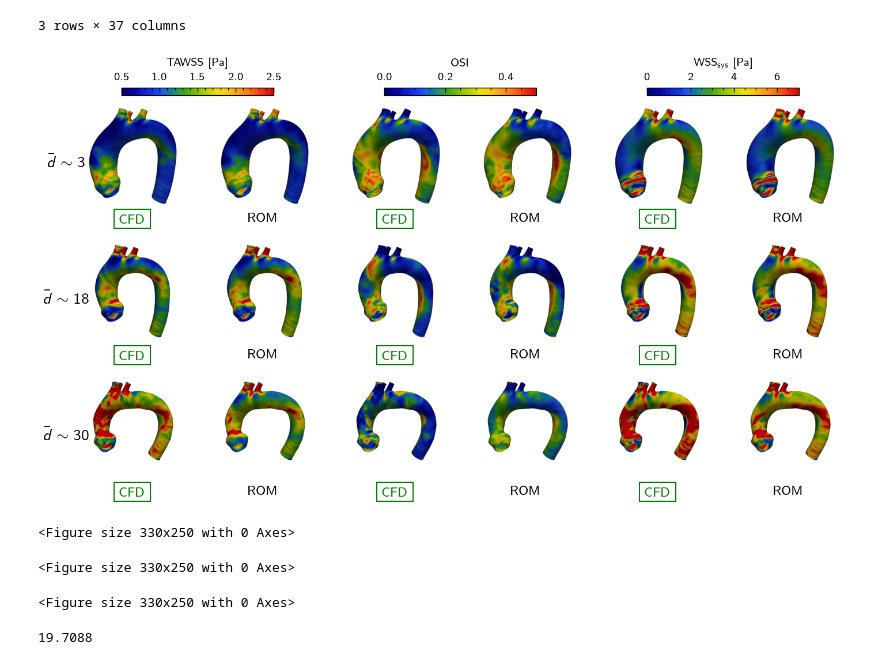
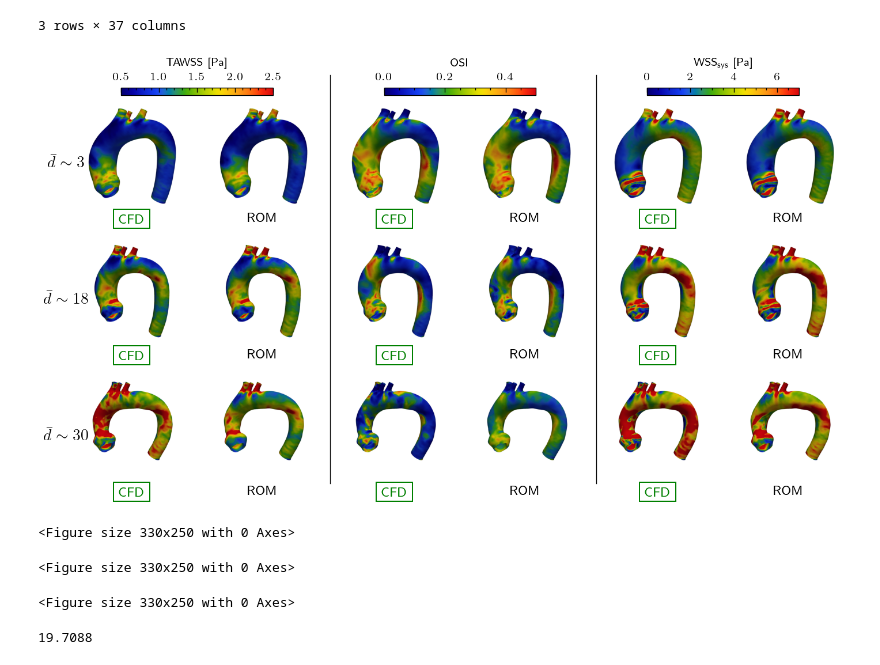
Before and after one commit to scarpma/aorta_lib, a Jupyter notebook: examples/test.ipynb, the cells around one changed output. Drawn from its saved outputs; the diff is of its cells as text; code cells hidden in the pictures.

```diff
--- a/examples/test.ipynb
+++ b/examples/test.ipynb
@@ -9,6 +9,7 @@ import scienceplots
 plt.style.use(['science','nature'])
 #import tikzplotlib
 plt.rcParams['text.usetex'] = True
+plt.rc('text.latex', preamble=r'\usepackage{amsmath}')
 plt.rcParams['font.family'] = 'sans-serif'
 plt.rcParams['font.sans-serif'] = ['PT Serif']
 
@@ -134,13 +132,15 @@ bins_
 # %%
 from matplotlib import rc
 rc('text',usetex=True)
-rc('text.latex', preamble='\\usepackage{amsmath}')
+rc('text.latex', preamble='\\usepackage{amsmath}\n\\usepackage{amssymb}')
 fontsize = 10
 mpl.rcParams['font.size'] = fontsize
 
 mpl.rcParams['font.size'] = 8
 mpl.rcParams["axes.titlesize"] = 8
 mpl.rcParams["axes.labelsize"] = 8
+
+label_panels = [f'(\\textbf{{{c}}})' for c in 'abc']
 
 array_name_to_plot = ['tawss', 'osi', 'wss_sis']
 labels = ['TAWSS', 'OSI', 'WSS$_{\\text{sys}}$']
@@ -171,7 +171,7 @@ for kk, array_name in enumerate(array_name_to_plot):
              whis=[5,95],
   )
 
-  axs[kk].set_xlabel('$\\bar{d}_C$')
+  axs[kk].set_xlabel('$\\overline{d}(\\mathbf{s}_i;\\mathbb{T}_i)$')
   axs[kk].set_ylabel('NMAE$_{{\\text{{{}}}}}$'.format(labels[kk])+units[kk])
   axs[kk].set_ylim(lims[kk])
   axs[kk].set_title(labels[kk])
@@ -179,6 +179,8 @@ for kk, array_name in enumerate(array_name_to_plot):
   axs[kk].set_xticks(range(0,50,10))
   axs[kk].set_xticklabels(range(0,50,10))
 
+  axs[kk].text(-0.1,1.05, label_panels[kk], transform=axs[kk].transAxes, fontsize=9)
+
 
 #ax.legend(shadow=True, frameon=True)
 fig.savefig(f'error_vs_dist_all.pdf', dpi=300)
@@ -379,7 +381,7 @@ shift_from_sa = 80 #mm # set z coordinate as 120 mm from the sa vessels (max z c
 
 #figure_size = np.array((180,60)) * 0.0393701 # specify in mm and then convert to inches
 figure_size = np.array([180,100]) * 0.0393701 # specify in mm and then convert to inches
-fig, axs = plt.subplots(3,6,figsize=figure_size, dpi=200,layout="constrained" )
+fig, axs = plt.subplots(3,6,figsize=figure_size, dpi=200,layout="constrained",)
 
 names = []
 names.append(df[df['name']==meshes_dist3['low'][0]].iloc[0]['name'])
@@ -389,35 +391,43 @@ names.append(df[df['name']==meshes_dist3['high'][9]].iloc[0]['name'])
 
 for nn in range(3):
   name = names[nn]
   for kk, array_name in enumerate(array_names):
     image = plot_hemo(name,array_name,clims,cmap,camera_dist,)
     image_rom = plot_hemo(name,array_name+'_ROM_val',clims,cmap,camera_dist,)
 
     if kk==0:
-      axs[nn,kk*2 + 0].text(-0.1, 0.5, distc_label[nn],
+      axs[nn,kk*2 + 0].text(-0.2, 0.5, distc_label[nn],
         horizontalalignment='center', verticalalignment='center',
         transform=axs[nn,kk*2 + 0].transAxes, fontsize=10, color='black')
 
     axs[nn,kk*2 + 0].imshow(image)
     axs[nn,kk*2 + 0].axis('off')
     axs[nn,kk*2 + 0].text(0.5, 0.05, '$\\boxed{\\text{CFD}}$',
       horizontalalignment='center', verticalalignment='center',
       transform=axs[nn,kk*2 + 0].transAxes, fontsize=8, color='green')
     axs[nn,kk*2 + 1].imshow(image_rom)
     axs[nn,kk*2 + 1].axis('off')
     axs[nn,kk*2 + 1].text(0.5, 0.05, 'ROM',
       horizontalalignment='center', verticalalignment='center',
       transform=axs[nn,kk*2 + 1].transAxes, fontsize=8, color='black')
     if nn==0:
       # colorbar
       fig_, ax = plt.subplots()
       cbar,sm = plot_colorbar(ax,cmap,clims[array_name],labels[kk])
       fig_.clear()
       fig.colorbar(sm, ax=axs[nn,(kk*2):(kk*2 + 2)], shrink=0.6, orientation='horizontal', location='top', label=labels[kk]+units[kk])
 
+from matplotlib.lines import Line2D
+x_pos1 = 0.33 + 0.028
+x_pos2 = 0.33*2 + 0.024
+line1 = Line2D([x_pos1, x_pos1], [0.05, 0.95], transform=fig.transFigure, figure=fig, color='k', linestyle='-', linewidth=0.5)
+line2 = Line2D([x_pos2, x_pos2], [0.05, 0.95], transform=fig.transFigure, figure=fig, color='k', linestyle='-', linewidth=0.5)
+fig.lines.extend([line1,line2])
+
+fig.savefig()
 fig.show()
 # %% [output]
-[figure, old version]
+[figure, new version]
 <Figure size 330x250 with 0 Axes>
 <Figure size 330x250 with 0 Axes>
 <Figure size 330x250 with 0 Axes>
```
Also changed, not shown: parts of 2 cells of this notebook.
